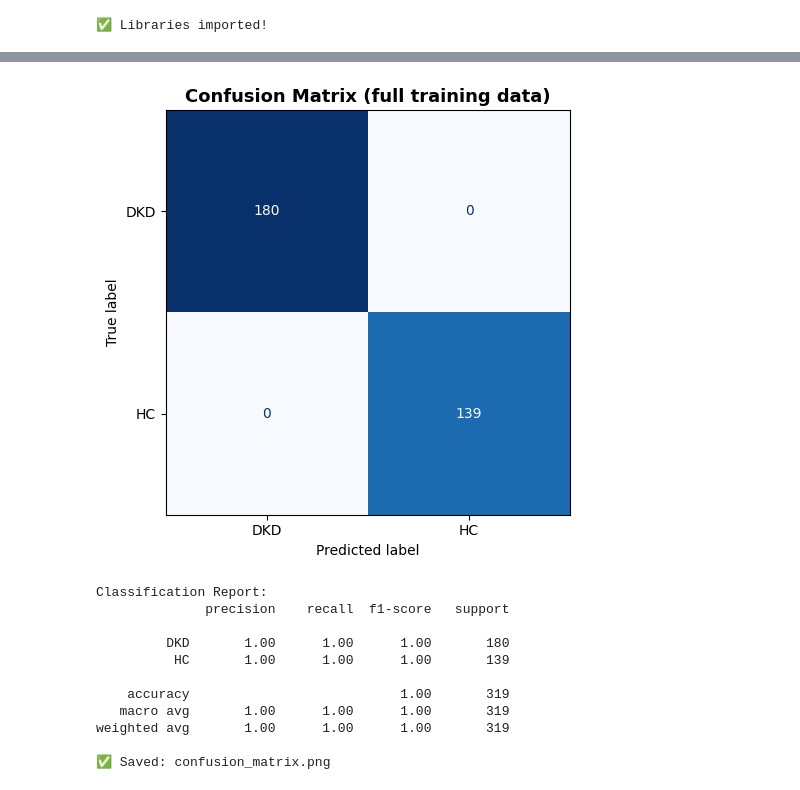
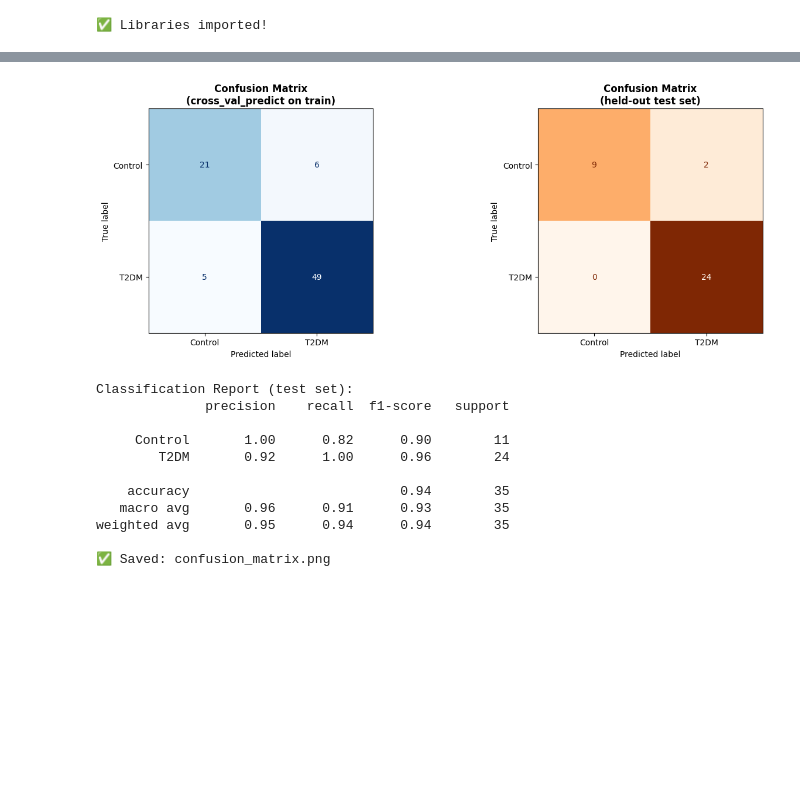
Before and after one commit to nibaskumar93n-debug/Morphoinformatics, a Jupyter notebook: Key_gene_selection_SHAP.ipynb, the cells around one changed output, grey strips where cells are left out. Drawn from its saved outputs; the diff is of its cells as text; code cells hidden in the pictures; blank space fills up the shorter version.

```diff
--- a/Key_gene_selection_SHAP.ipynb
+++ b/Key_gene_selection_SHAP.ipynb
@@ -10,7 +10,7 @@ print("✅ All packages installed!")
 # %% [output]
 ✅ All packages installed!
 # %%
-DESCRIP_FILE  = 'pred_metagenome_unstrat_descrip.tsv'
+DESCRIP_FILE  = 'matched_ko_full_rows.csv'
 METADATA_FILE = 'metadata.tsv'
 
 print('✅ Files ready:')
@@ -58,7 +64,7 @@ print("✅ Libraries imported!")
 # %% [output]
 ✅ Libraries imported!
 # %%
-raw = pd.read_csv(DESCRIP_FILE, sep='\t', index_col=0, comment='#')
+raw = pd.read_csv(DESCRIP_FILE, index_col=0, comment='#')
 
 desc_col = next((c for c in raw.columns if 'desc' in c.lower()), None)
 
@@ -69,6 +75,7 @@ else:
     annot_raw  = pd.DataFrame(index=raw.index)
     gene_table = raw.copy()
 
+# KO rows, sample columns → transpose
 gene_table = gene_table.T
 gene_table = gene_table.apply(pd.to_numeric, errors='coerce').fillna(0)
 
@@ -159,0 +183,12 @@ Class counts   : {'DKD': np.int64(180), 'HC': np.int64(139)}
+# %%
+X_train, X_test, y_train, y_test = train_test_split(
+    X, y,
+    test_size    = TEST_SIZE,
+    stratify     = y,
+    random_state = RANDOM_STATE
+)
+
+print(f"Train samples : {len(X_train)}")
+print(f"Test samples  : {len(X_test)}")
+print(f"Train class counts : {dict(zip(classes, np.bincount(y_train)))}")
+print(f"Test class counts  : {dict(zip(classes, np.bincount(y_test)))}")
@@ -322,34 +405,48 @@ print("✅ Saved: shap_beeswarm.png")
 ✅ Saved: shap_beeswarm.png
 # %%
-y_pred = model.predict(X)
+y_pred_cv   = cross_val_predict(model, X_train, y_train, cv=cv_outer, method='predict')
+y_pred_test = model.predict(X_test)
 
-fig, ax = plt.subplots(figsize=(6, 5))
+fig, axes = plt.subplots(1, 2, figsize=(14, 5))
+
 ConfusionMatrixDisplay.from_predictions(
-    y, y_pred,
+    y_train, y_pred_cv,
     display_labels = classes,
     cmap           = "Blues",
-    ax             = ax,
+    ax             = axes[0],
     colorbar       = False
 )
-ax.set_title("Confusion Matrix (full training data)", fontsize=13, fontweight="bold")
+axes[0].set_title("Confusion Matrix\n(cross_val_predict on train)",
+                   fontsize=12, fontweight="bold")
+
+ConfusionMatrixDisplay.from_predictions(
+    y_test, y_pred_test,
+    display_labels = classes,
+    cmap           = "Oranges",
+    ax             = axes[1],
+    colorbar       = False
+)
+axes[1].set_title("Confusion Matrix\n(held-out test set)",
+                   fontsize=12, fontweight="bold")
+
 plt.tight_layout()
 plt.savefig("confusion_matrix.png", dpi=150, bbox_inches="tight")
 plt.show()
 
-print("\nClassification Report:")
-print(classification_report(y, y_pred, target_names=classes))
+print("\nClassification Report (test set):")
+print(classification_report(y_test, y_pred_test, target_names=classes))
 print("✅ Saved: confusion_matrix.png")
 # %% [output]
-[figure, old version]
+[figure, new version]
-Classification Report:
+Classification Report (test set):
               precision    recall  f1-score   support
 
-         DKD       1.00      1.00      1.00       180
-          HC       1.00      1.00      1.00       139
+     Control       1.00      0.82      0.90        11
+        T2DM       0.92      1.00      0.96        24
 
-    accuracy                           1.00       319
-   macro avg       1.00      1.00      1.00       319
-weighted avg       1.00      1.00      1.00       319
+    accuracy                           0.94        35
+   macro avg       0.96      0.91      0.93        35
+weighted avg       0.95      0.94      0.94        35
 
 ✅ Saved: confusion_matrix.png
 # %%
```
Also changed, not shown: parts of 16 cells of this notebook.
